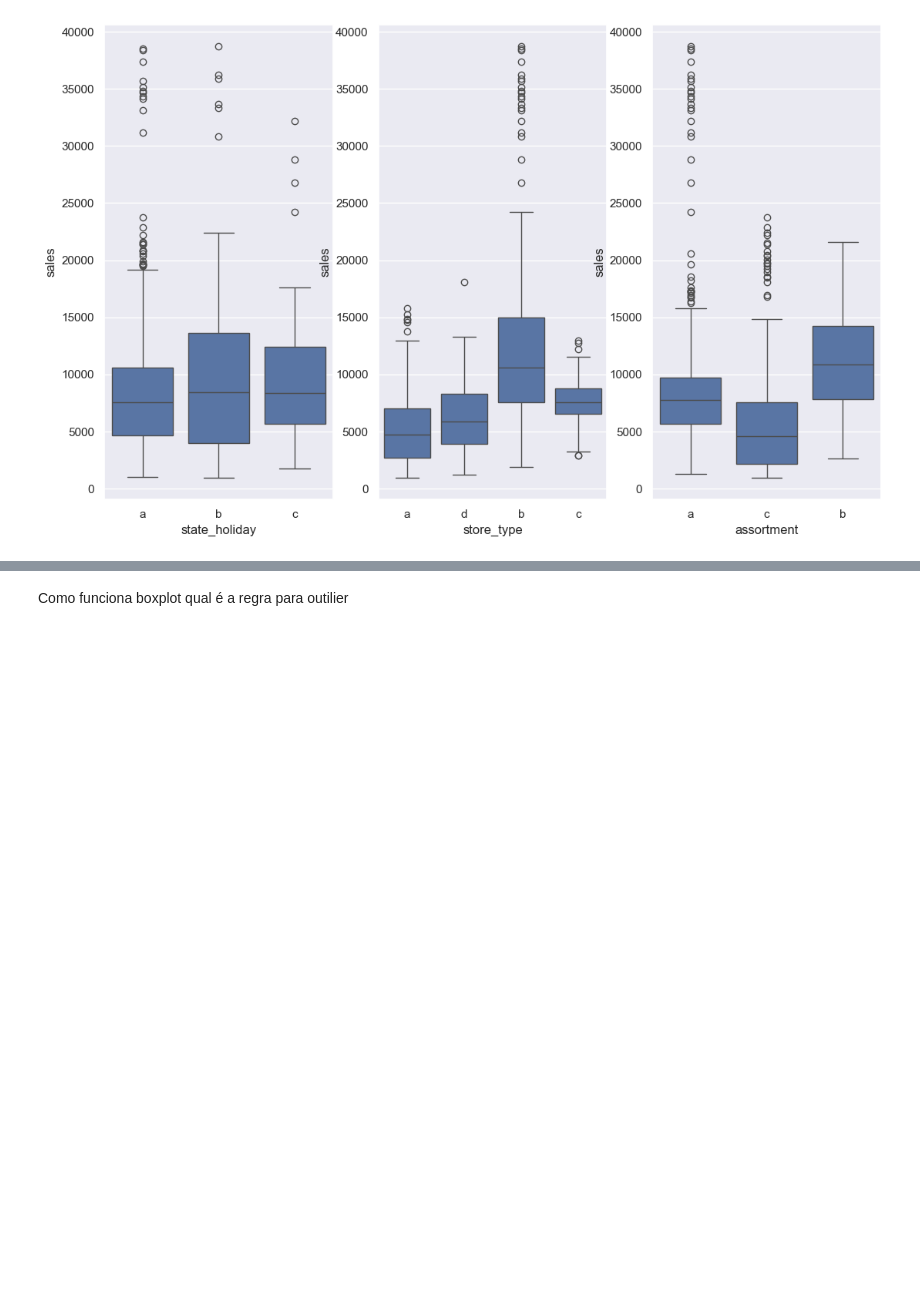
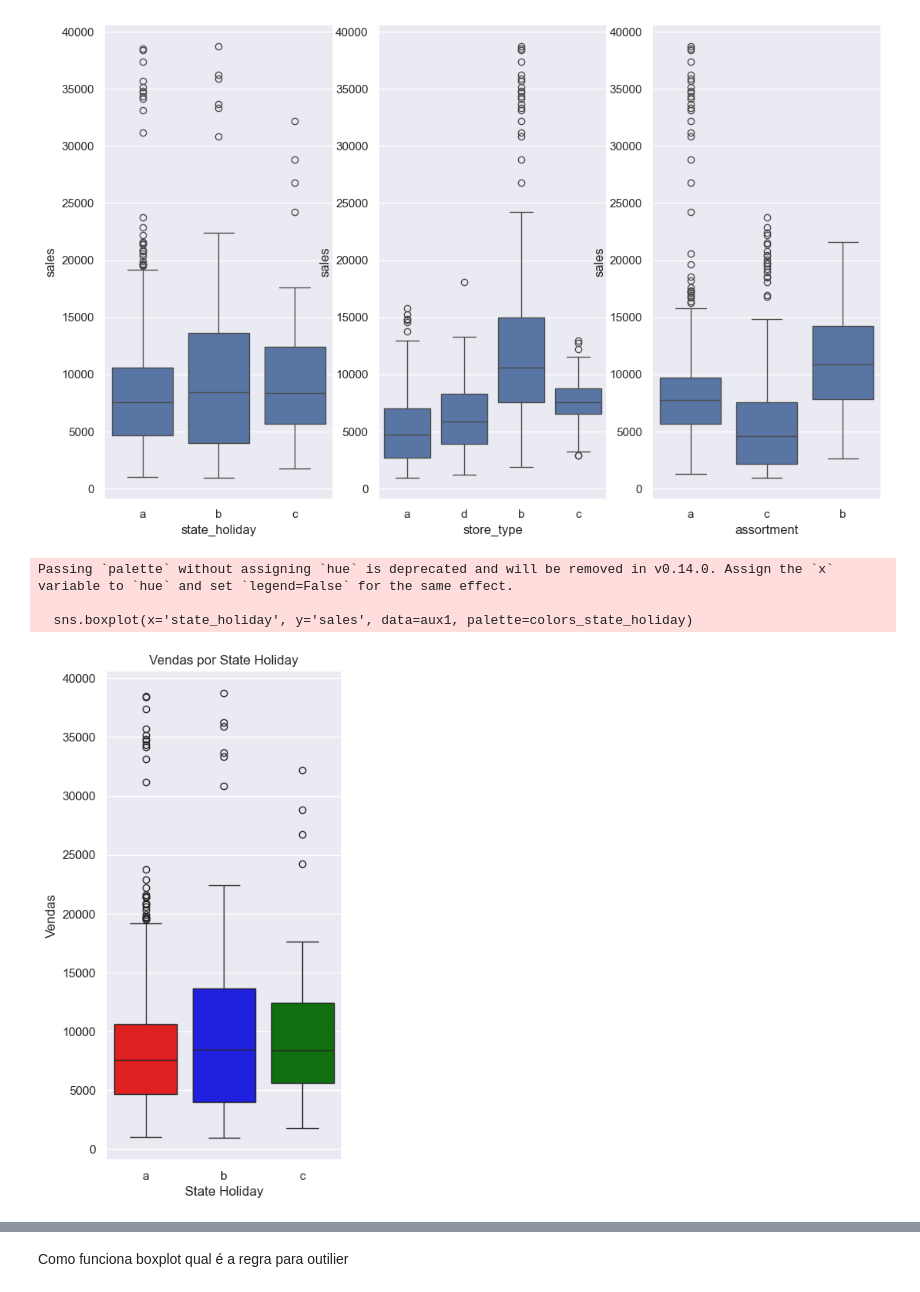
Before and after one commit to antonioorichard/DS_P, a Jupyter notebook: Sales_predict.ipynb, the cells around one changed output, grey strips where cells are left out. Drawn from its saved outputs; the diff is of its cells as text; code cells hidden in the pictures; blank space fills up the shorter version.

```diff
--- a/Sales_predict.ipynb
+++ b/Sales_predict.ipynb
@@ -466,3 +466,27 @@ sns.boxplot(x = 'assortment', y='sales' , data=aux1)
 # %% [output]
 <Axes: xlabel='assortment', ylabel='sales'>
 [figure]
+# %%
+import seaborn as sns
+import matplotlib.pyplot as plt
+
+# Dados de exemplo
+aux1 = df1[(df1['state_holiday'] != '0') & (df1['sales'] > 0)]
+
+plt.figure(figsize=(13, 8))
+
+# Defina as cores para cada categoria
+colors_state_holiday = {'a': 'red', 'b': 'blue', 'c': 'green', 'd': 'purple'}
+
+plt.subplot(1, 3, 1)
+sns.boxplot(x='state_holiday', y='sales', data=aux1, palette=colors_state_holiday)
+plt.title('Vendas por State Holiday')
+plt.xlabel('State Holiday')
+plt.ylabel('Vendas')
+
+plt.show()
+# %% [output]
+Passing `palette` without assigning `hue` is deprecated and will be removed in v0.14.0. Assign the `x` variable to `hue` and set `legend=False` for the same effect.
+
+  sns.boxplot(x='state_holiday', y='sales', data=aux1, palette=colors_state_holiday)
+[figure, added]
```
Also changed, not shown: parts of 2 cells of this notebook.
